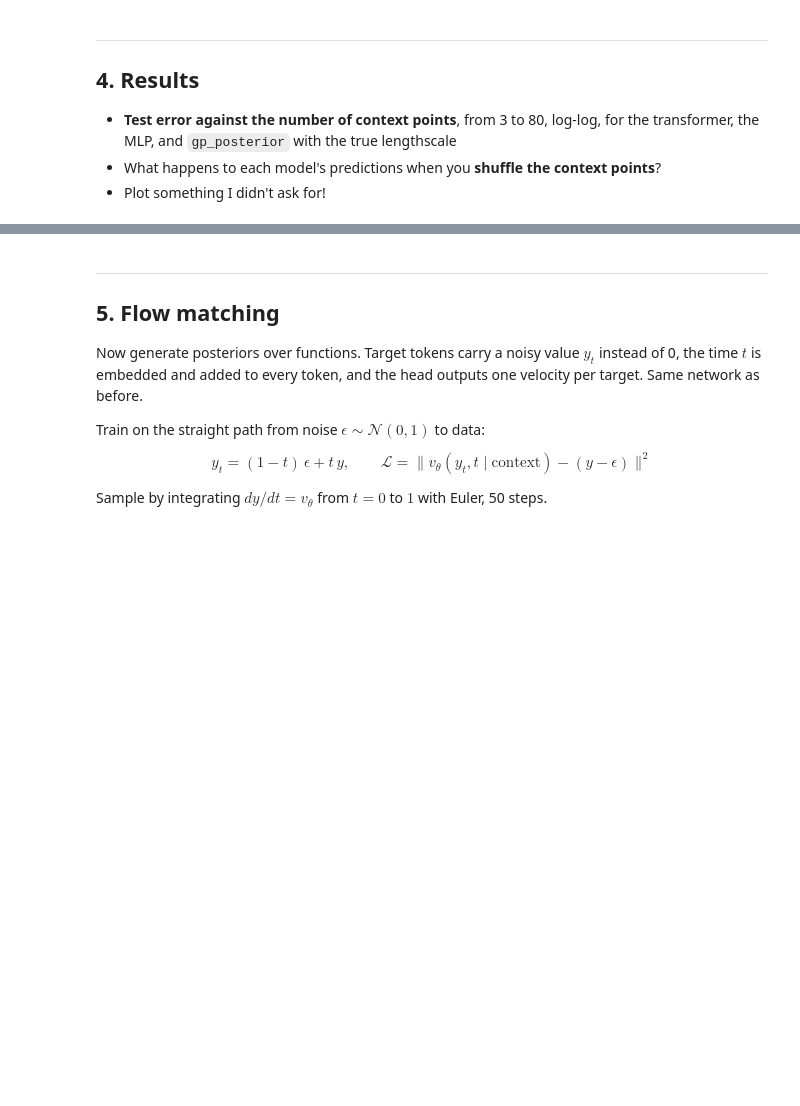
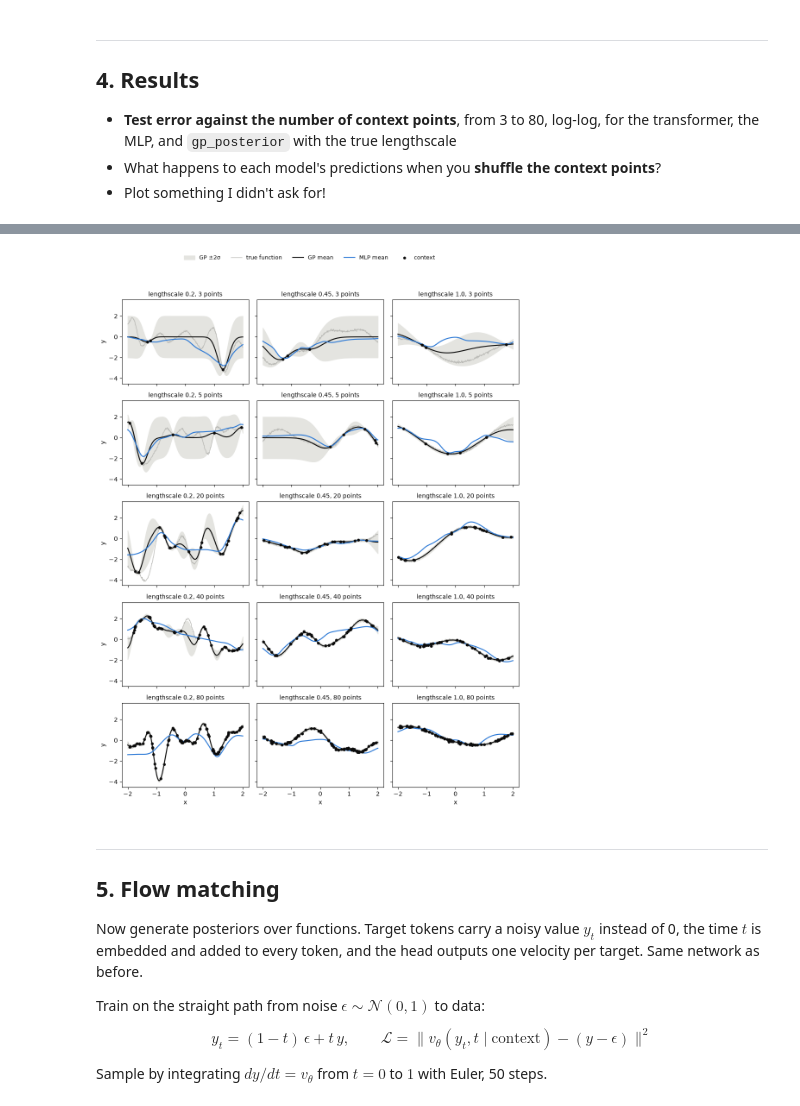
Before and after one commit to kostadubovskiy/ML4Scientists, a Jupyter notebook: 2-transformers-from-scratch.ipynb, the cells around one changed output, grey strips where cells are left out. Saved outputs shown, nothing was run; the diff lists cells and outputs as text; code cells hidden in the pictures; blank space fills up the shorter version.

```diff
--- a/2-transformers-from-scratch.ipynb
+++ b/2-transformers-from-scratch.ipynb
@@ -118,3 +826,7 @@ Give an MLP the same job: flatten the context, zero-padded up to 30 points with
+# %%
+plot_predictions(mlp, mlp_params, name="MLP")
+# %% [output]
+[figure, added]
 # %% [markdown]
 ---
 ## 5. Flow matching
```
Also changed, not shown: parts of 10 cells of this notebook.
